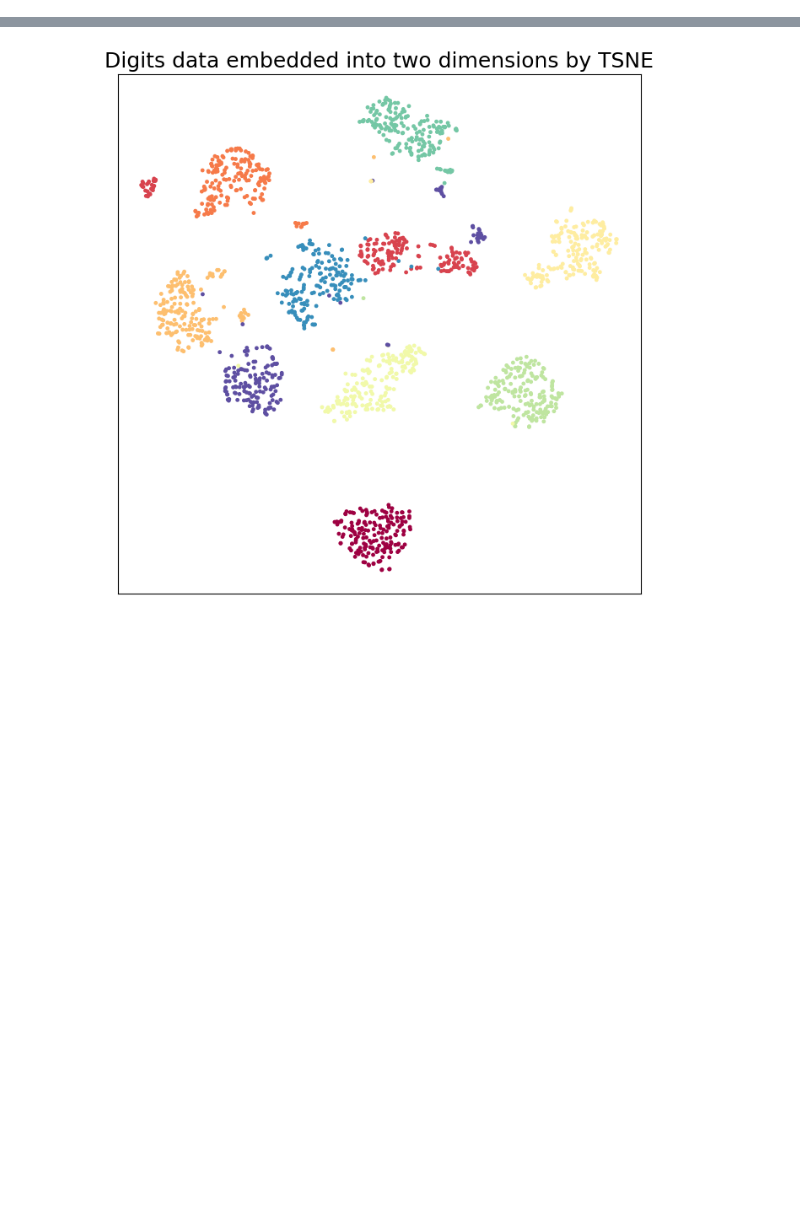
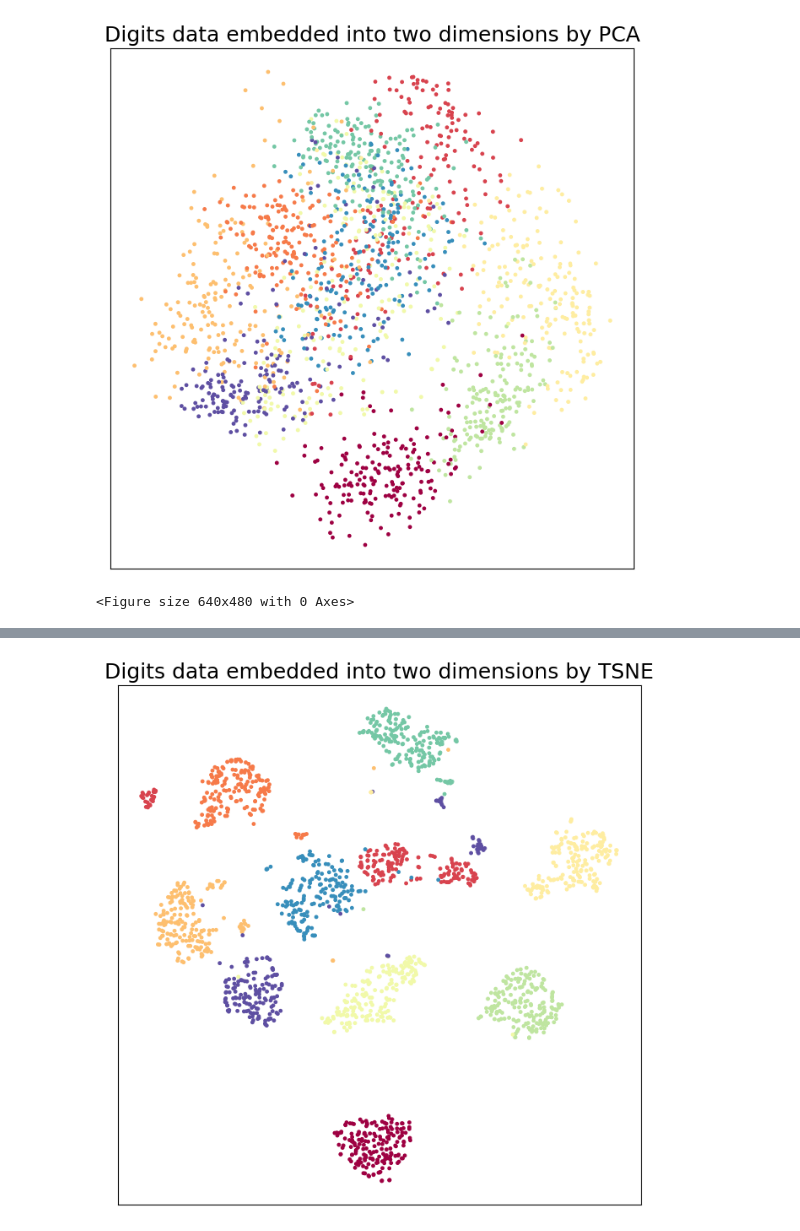
Before and after one commit to 2025-2-predictiva/PRE-11-reduccion-de-la-dimensionalidad-digits-operezq, a Jupyter notebook: homework/notebook.ipynb, the cells around one changed output, grey strips where cells are left out. Drawn from its saved outputs; the diff is of its cells as text; code cells hidden in the pictures; blank space fills up the shorter version.

```diff
--- a/homework/notebook.ipynb
+++ b/homework/notebook.ipynb
@@ -32,3 +32,43 @@ def pca():
     plt.title("Digits data embedded into two dimensions by PCA", fontsize=18)
     plt.show()
     plt.savefig("digits_pca.png")
+# %%
+def pca():
+
+    import matplotlib.pyplot as plt
+    import numpy as np
+    import pandas as pd
+    from sklearn import datasets, decomposition
+    from sklearn.datasets import load_digits
+
+    digits = load_digits()
+
+    X = digits.data
+    y = digits.target
+
+    pca = decomposition.PCA(n_components=2)
+    principalComponents = pca.fit_transform(X)
+
+    pca_data = np.vstack((principalComponents.T, y)).T
+    pca_df = pd.DataFrame(
+        data=pca_data, columns=("1st_principal", "2nd_principal", "label")
+    )
+
+    fig, ax = plt.subplots(figsize=(8, 8))
+    plt.scatter(
+        pca_df["1st_principal"],
+        pca_df["2nd_principal"],
+        c=pca_df.label,
+        cmap="Spectral",
+        s=6,
+    )
+    plt.setp(ax, xticks=[], yticks=[])
+    plt.title("Digits data embedded into two dimensions by PCA", fontsize=18)
+    plt.show()
+    plt.savefig("digits_pca.png")
+
+
+pca()
+# %% [output]
+[figure, added]
+<Figure size 640x480 with 0 Axes>
```
Also changed, not shown: parts of 3 cells of this notebook, 1 other file.
